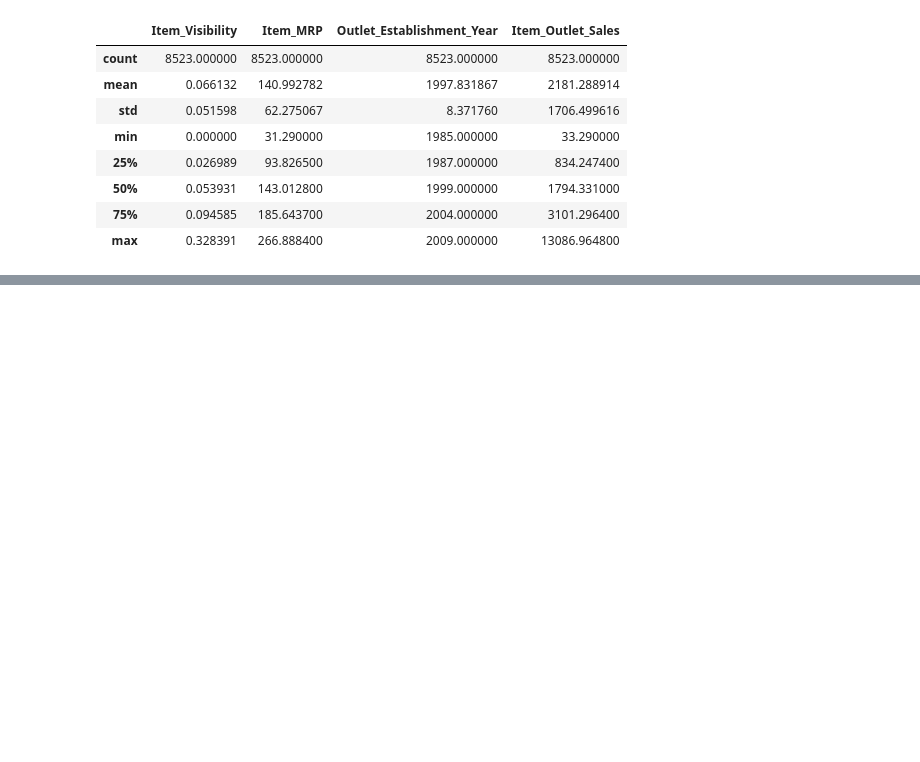
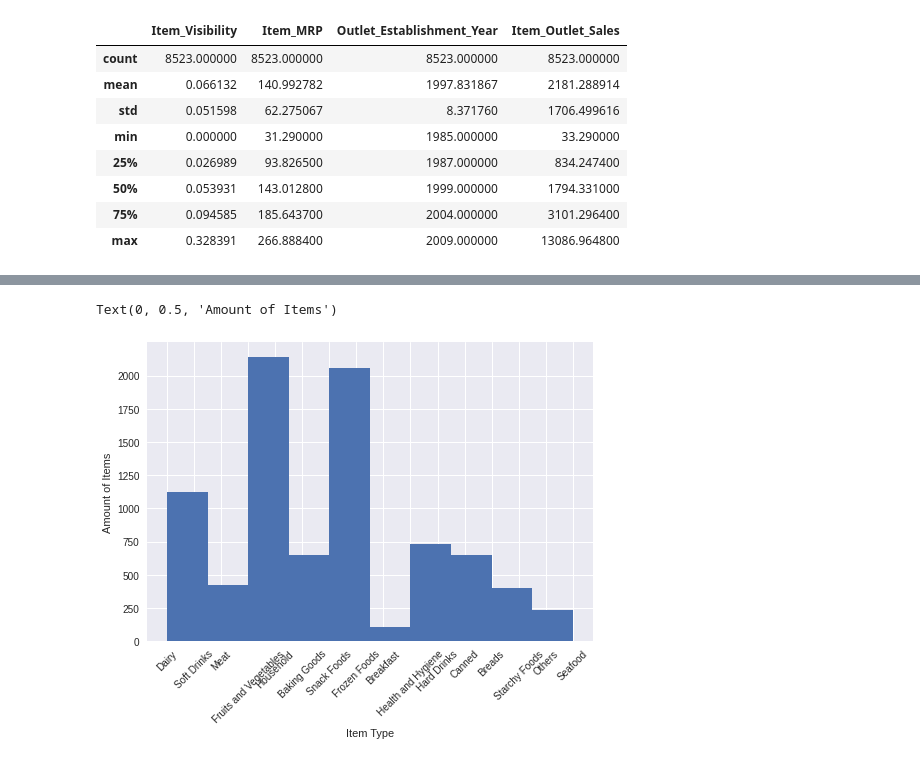
Before and after one commit to mikeamerenda/mikeamerenda, a Jupyter notebook: Sales_Predictions.ipynb, the cells around one changed output, grey strips where cells are left out. Drawn from its saved outputs; the diff is of its cells as text; code cells hidden in the pictures; blank space fills up the shorter version.

```diff
--- a/Sales_Predictions.ipynb
+++ b/Sales_Predictions.ipynb
@@ -284,0 +314,9 @@ df.describe()
+# %%
+# This Histogram shows how many of each item we have in the dataset
+df['Item_Type'].hist()
+plt.xticks(rotation = 45)
+plt.xlabel('Item Type')
+plt.ylabel('Amount of Items')
+# %% [output]
+Text(0, 0.5, 'Amount of Items')
+[figure, added]
```
Also changed, not shown: parts of 19 cells of this notebook.
